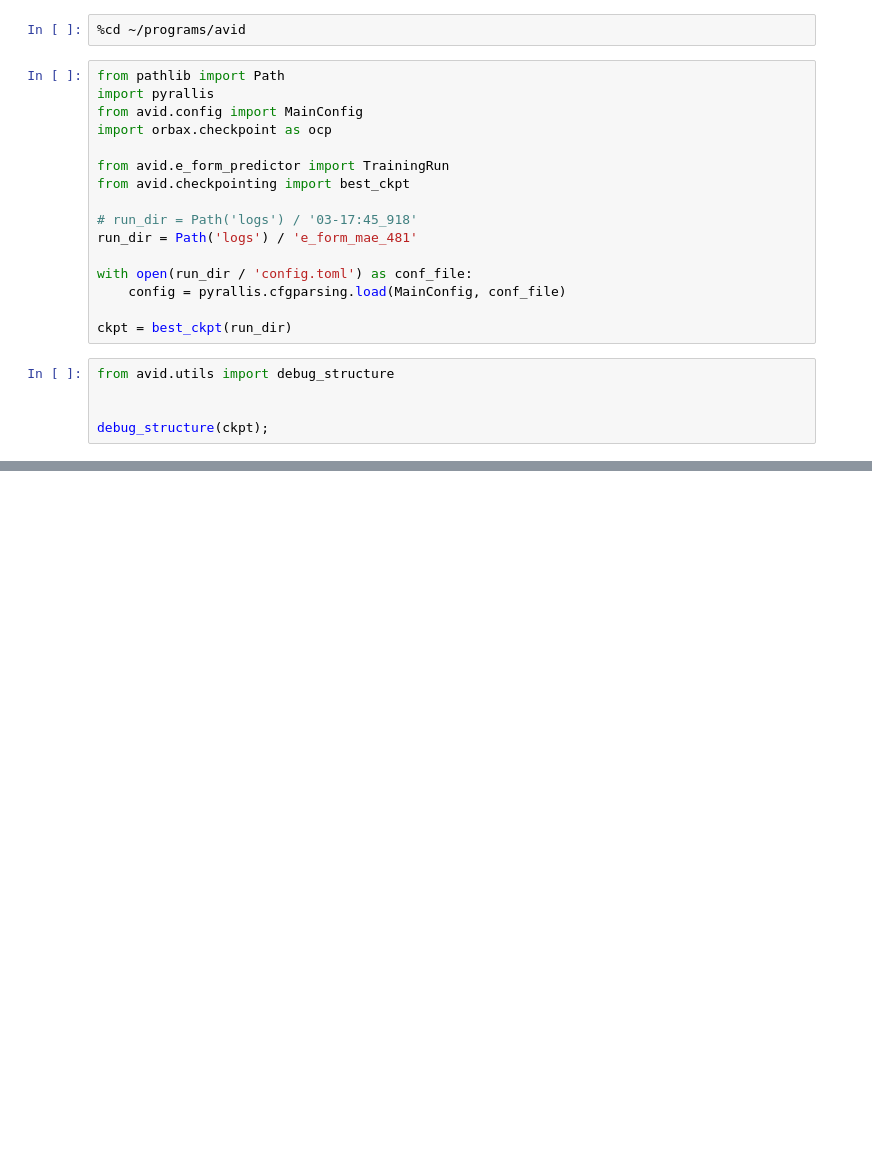
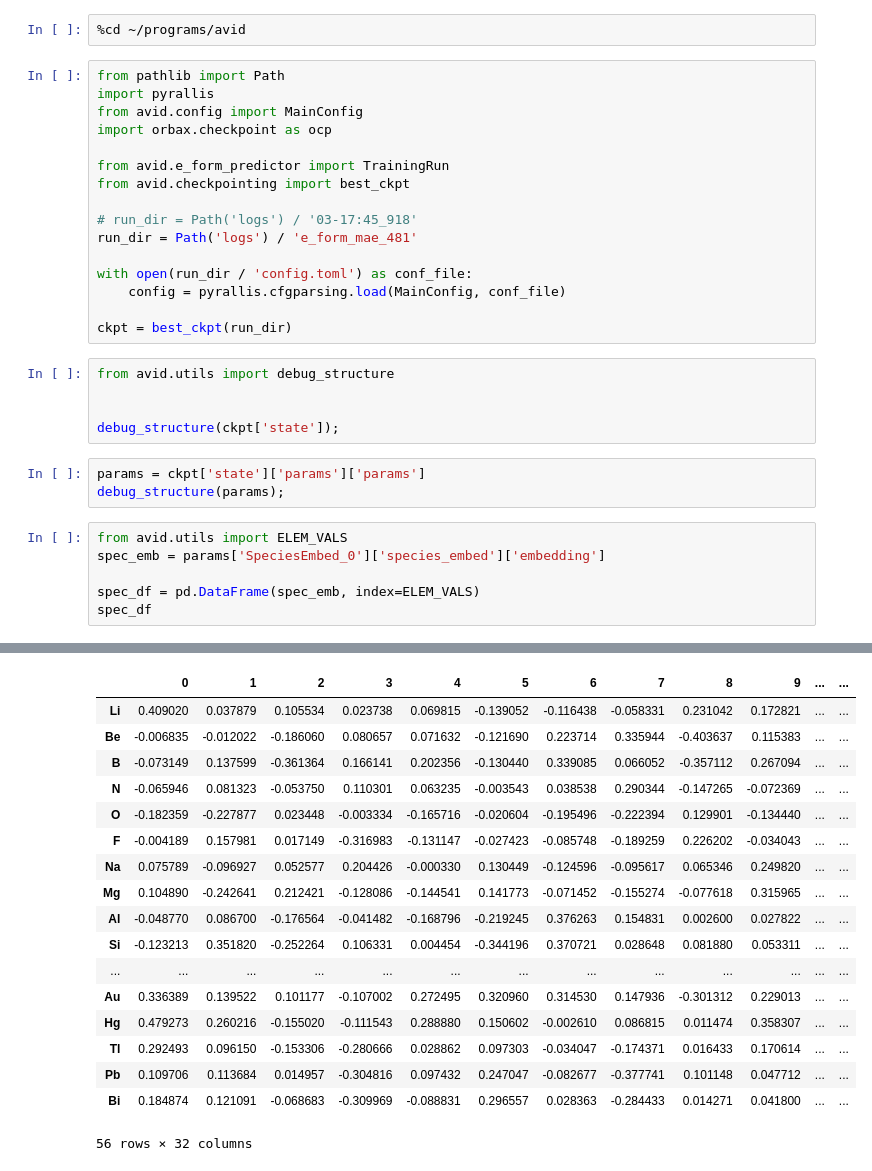
Before and after one commit to nicholas-miklaucic/avid, a Jupyter notebook: notebooks/embedding-visual.ipynb, the cells around one changed output, grey strips where cells are left out. Cells and saved outputs as stored; diff of their text form; blank space fills up the shorter version.

```diff
--- a/notebooks/embedding-visual.ipynb
+++ b/notebooks/embedding-visual.ipynb
@@ -33,4 +33,14 @@ ckpt = best_ckpt(run_dir)
 from avid.utils import debug_structure
 
 
-debug_structure(ckpt);
+debug_structure(ckpt['state']);
+# %%
+params = ckpt['state']['params']['params']
+debug_structure(params);
+# %%
+from avid.utils import ELEM_VALS
+spec_emb = params['SpeciesEmbed_0']['species_embed']['embedding']
+
+spec_df = pd.DataFrame(spec_emb, index=ELEM_VALS)
+spec_df
+# %% [output]
@@ -36,0 +48,18 @@ debug_structure(ckpt);
+|  | 0 | 1 | 2 | 3 | 4 | 5 | 6 | 7 | 8 | 9 | ... | ... |
+| Li | 0.409020 | 0.037879 | 0.105534 | 0.023738 | 0.069815 | -0.139052 | -0.116438 | -0.058331 | 0.231042 | 0.172821 | ... | ... |
+| Be | -0.006835 | -0.012022 | -0.186060 | 0.080657 | 0.071632 | -0.121690 | 0.223714 | 0.335944 | -0.403637 | 0.115383 | ... | ... |
+| B | -0.073149 | 0.137599 | -0.361364 | 0.166141 | 0.202356 | -0.130440 | 0.339085 | 0.066052 | -0.357112 | 0.267094 | ... | ... |
+| N | -0.065946 | 0.081323 | -0.053750 | 0.110301 | 0.063235 | -0.003543 | 0.038538 | 0.290344 | -0.147265 | -0.072369 | ... | ... |
+| O | -0.182359 | -0.227877 | 0.023448 | -0.003334 | -0.165716 | -0.020604 | -0.195496 | -0.222394 | 0.129901 | -0.134440 | ... | ... |
+| F | -0.004189 | 0.157981 | 0.017149 | -0.316983 | -0.131147 | -0.027423 | -0.085748 | -0.189259 | 0.226202 | -0.034043 | ... | ... |
+| Na | 0.075789 | -0.096927 | 0.052577 | 0.204426 | -0.000330 | 0.130449 | -0.124596 | -0.095617 | 0.065346 | 0.249820 | ... | ... |
+| Mg | 0.104890 | -0.242641 | 0.212421 | -0.128086 | -0.144541 | 0.141773 | -0.071452 | -0.155274 | -0.077618 | 0.315965 | ... | ... |
+| Al | -0.048770 | 0.086700 | -0.176564 | -0.041482 | -0.168796 | -0.219245 | 0.376263 | 0.154831 | 0.002600 | 0.027822 | ... | ... |
+| Si | -0.123213 | 0.351820 | -0.252264 | 0.106331 | 0.004454 | -0.344196 | 0.370721 | 0.028648 | 0.081880 | 0.053311 | ... | ... |
+| ... | ... | ... | ... | ... | ... | ... | ... | ... | ... | ... | ... | ... |
+| Au | 0.336389 | 0.139522 | 0.101177 | -0.107002 | 0.272495 | 0.320960 | 0.314530 | 0.147936 | -0.301312 | 0.229013 | ... | ... |
+| Hg | 0.479273 | 0.260216 | -0.155020 | -0.111543 | 0.288880 | 0.150602 | -0.002610 | 0.086815 | 0.011474 | 0.358307 | ... | ... |
+| Tl | 0.292493 | 0.096150 | -0.153306 | -0.280666 | 0.028862 | 0.097303 | -0.034047 | -0.174371 | 0.016433 | 0.170614 | ... | ... |
+| Pb | 0.109706 | 0.113684 | 0.014957 | -0.304816 | 0.097432 | 0.247047 | -0.082677 | -0.377741 | 0.101148 | 0.047712 | ... | ... |
+| Bi | 0.184874 | 0.121091 | -0.068683 | -0.309969 | -0.088831 | 0.296557 | 0.028363 | -0.284433 | 0.014271 | 0.041800 | ... | ... |
+56 rows × 32 columns
```
Also changed, not shown: parts of 4 cells of this notebook, 19 other files.
